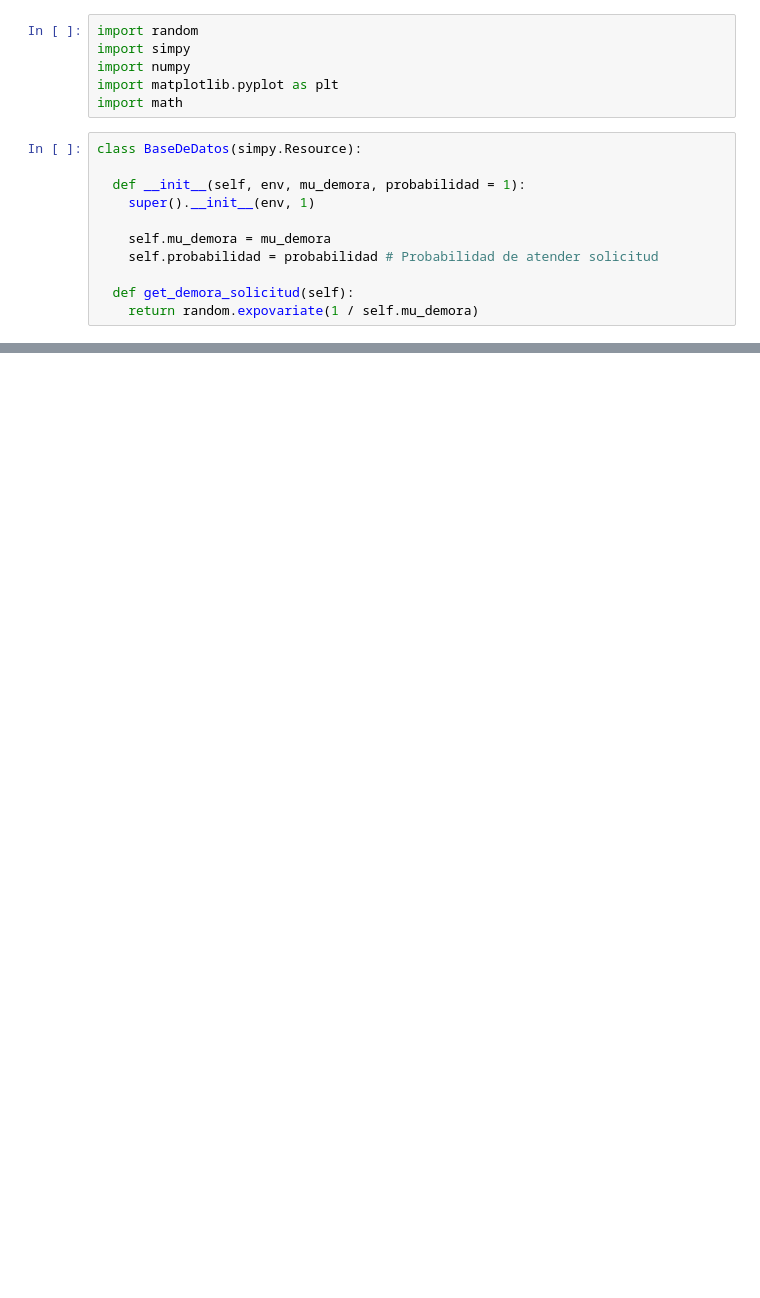
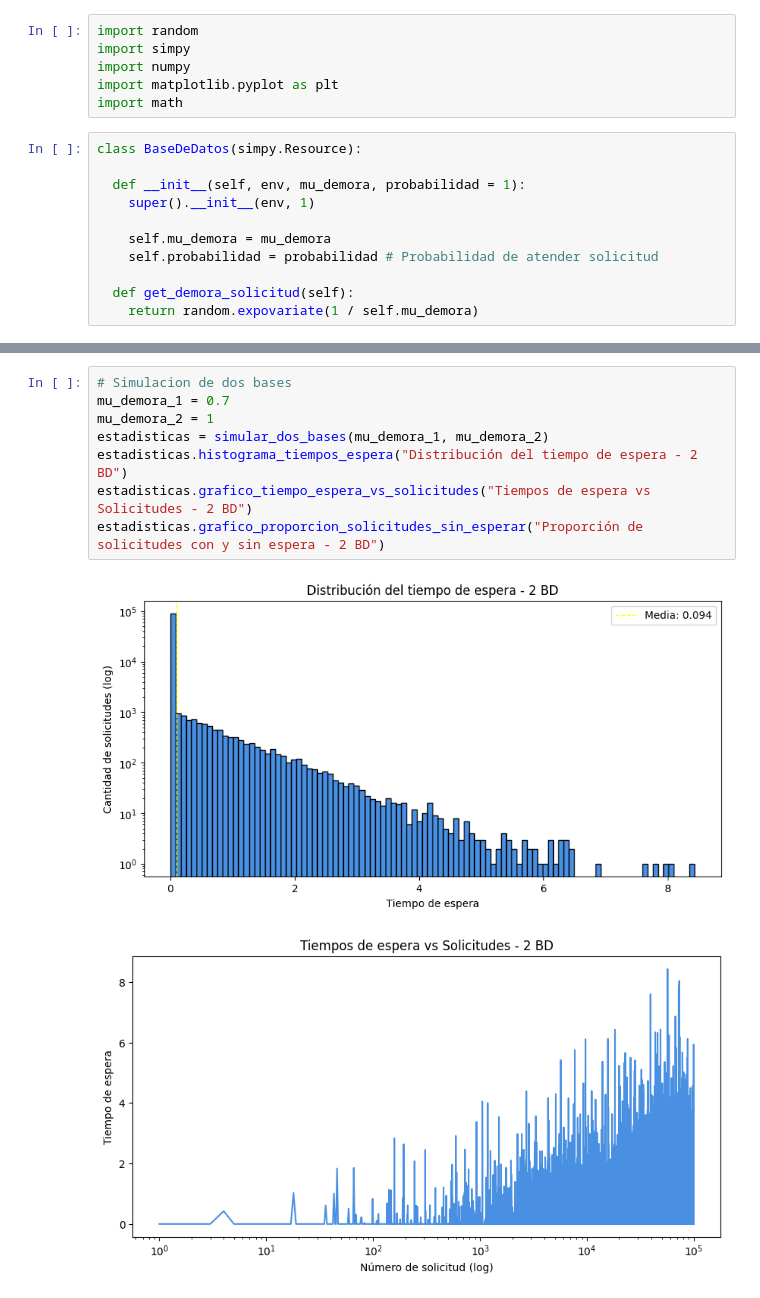
Before and after one commit to DanieLovera/simulacion_tp2, a Jupyter notebook: Simulacion_TP2.ipynb, the cells around one changed output, grey strips where cells are left out. Saved outputs shown, nothing was run; the diff lists cells and outputs as text; blank space fills up the shorter version.

```diff
--- a/Simulacion_TP2.ipynb
+++ b/Simulacion_TP2.ipynb
@@ -124,0 +158,11 @@ print('Proporicion de solicitudes atendidas sin espera: %f' % estadisticas.propo
+# %%
+# Simulacion de dos bases
+mu_demora_1 = 0.7
+mu_demora_2 = 1
+estadisticas = simular_dos_bases(mu_demora_1, mu_demora_2)
+estadisticas.histograma_tiempos_espera("Distribución del tiempo de espera - 2 BD")
+estadisticas.grafico_tiempo_espera_vs_solicitudes("Tiempos de espera vs Solicitudes - 2 BD")
+estadisticas.grafico_proporcion_solicitudes_sin_esperar("Proporción de solicitudes con y sin espera - 2 BD")
+# %% [output]
+[figure, added]
+[figure, added]
```
Also changed, not shown: parts of 12 cells of this notebook.
